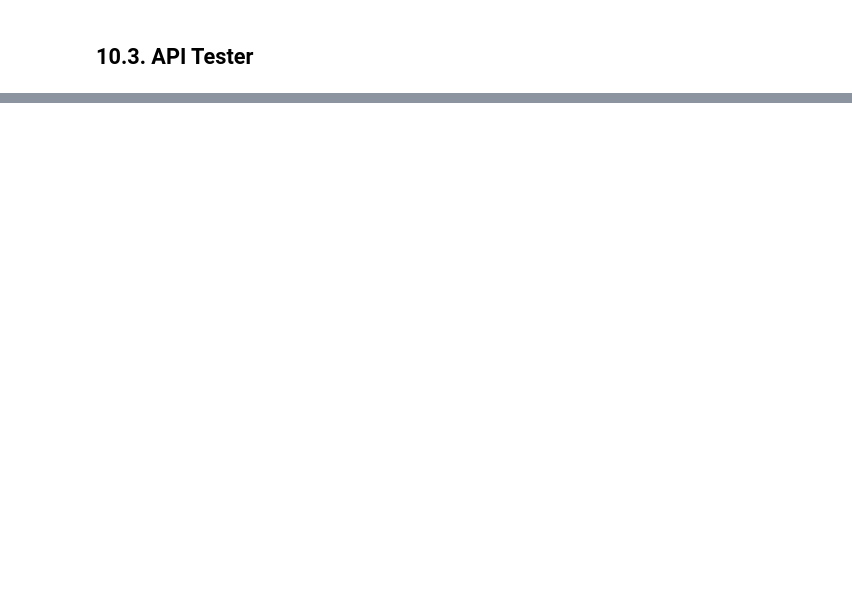
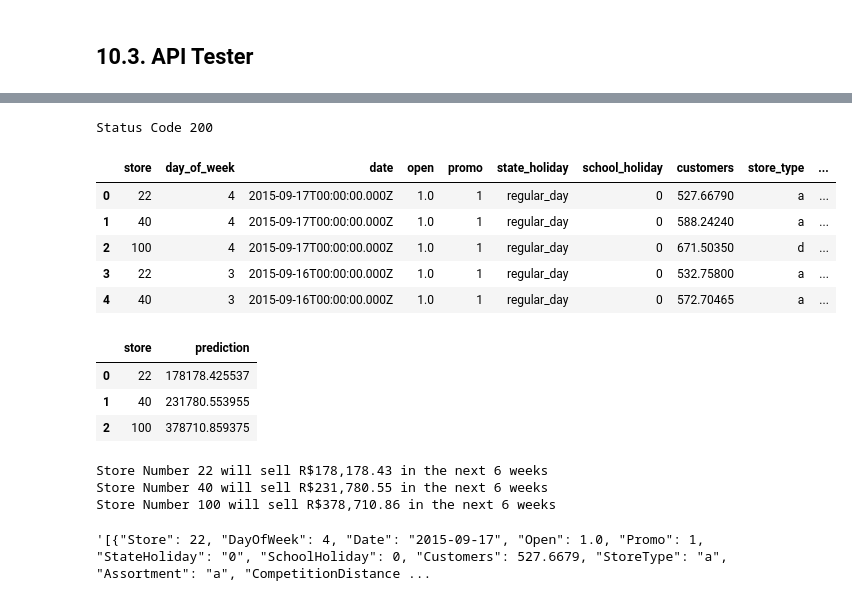
Before and after one commit to alanmaehara/Sales-Prediction, a Jupyter notebook: notebooks/cycle02_rossmann_sales_prediction.ipynb, the cells around one changed output, grey strips where cells are left out. Saved outputs shown, nothing was run; the diff lists cells and outputs as text; code cells hidden in the pictures; blank space fills up the shorter version.

```diff
--- a/notebooks/cycle02_rossmann_sales_prediction.ipynb
+++ b/notebooks/cycle02_rossmann_sales_prediction.ipynb
@@ -2996,14 +3016,14 @@ if __name__ == '__main__':
 # %% [markdown]
 ## 10.3. API Tester
 # %%
-# load test dataset
-df10 = pd.read_csv('/home/alan/Sales-Prediction/data/test.csv')
+# loading test dataset
+df10 = pd.read_csv('/home/alan/Sales-Prediction/data/test_with_customers.csv')
 # %%
 # merge store dataset on test dataset
 df_test = pd.merge(df10, df_store_raw, how = 'left', on = 'Store')
 
 # choose one store for prediction
-df_test = df_test[df_test['Store'] == 22]
+df_test = df_test[df_test['Store'].isin([22,100,40])]
 
 # remove closed days
 df_test = df_test[df_test['Open'] != 0]
@@ -3018,9 +3036,41 @@ ModuleNotFoundError: No module named 'requests'
 data = json.dumps(df_test.to_dict(orient = 'records'))
 # %%
 # API call
-url = 'http://0.0.0.0:5000/rossmann/predict'
+# url = 'http://0.0.0.0:5000/rossmann/predict' # local host
+url = 'https://rossmann-model-teste.herokuapp.com/rossmann/predict' # cloud host
 header = {'Content-type': 'application/json'}
 data = data
 
-r = requests.post(url, data, headers = header)
+r = requests.post(url, data = data, headers = header)
 print( 'Status Code {}'.format(r.status_code)) # if returns 200, request worked
+# %% [output]
+Status Code 200
+# %%
+d1 = pd.DataFrame(r.json(), columns = r.json()[0].keys())
+d1.head()
+# %% [output]
+|  | store | day_of_week | date | open | promo | state_holiday | school_holiday | customers | store_type | ... |
+| 0 | 22 | 4 | 2015-09-17T00:00:00.000Z | 1.0 | 1 | regular_day | 0 | 527.66790 | a | ... |
+| 1 | 40 | 4 | 2015-09-17T00:00:00.000Z | 1.0 | 1 | regular_day | 0 | 588.24240 | a | ... |
+| 2 | 100 | 4 | 2015-09-17T00:00:00.000Z | 1.0 | 1 | regular_day | 0 | 671.50350 | d | ... |
+| 3 | 22 | 3 | 2015-09-16T00:00:00.000Z | 1.0 | 1 | regular_day | 0 | 532.75800 | a | ... |
+| 4 | 40 | 3 | 2015-09-16T00:00:00.000Z | 1.0 | 1 | regular_day | 0 | 572.70465 | a | ... |
+# %%
+d2 = d1[['store','prediction']].groupby('store').sum(0).reset_index()
+d2
+# %% [output]
+|  | store | prediction |
+| 0 | 22 | 178178.425537 |
+| 1 | 40 | 231780.553955 |
+| 2 | 100 | 378710.859375 |
+# %%
+for i in range(len(d2)):
+    print('Store Number {} will sell R${:,.2f} in the next 6 weeks'.format(d2.loc[i,'store'], d2.loc[i,'prediction']))
+# %% [output]
+Store Number 22 will sell R$178,178.43 in the next 6 weeks
+Store Number 40 will sell R$231,780.55 in the next 6 weeks
+Store Number 100 will sell R$378,710.86 in the next 6 weeks
+# %%
+data
+# %% [output]
+'[{"Store": 22, "DayOfWeek": 4, "Date": "2015-09-17", "Open": 1.0, "Promo": 1, "StateHoliday": "0", "SchoolHoliday": 0, "Customers": 527.6679, "StoreType": "a", "Assortment": "a", "CompetitionDistance ...
```
Also changed, not shown: parts of 24 cells of this notebook, 16 other files.
